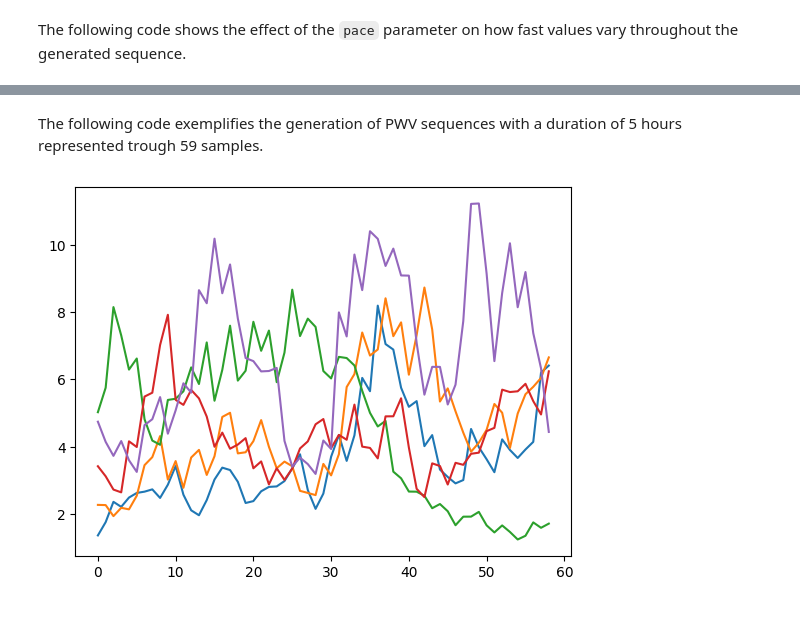
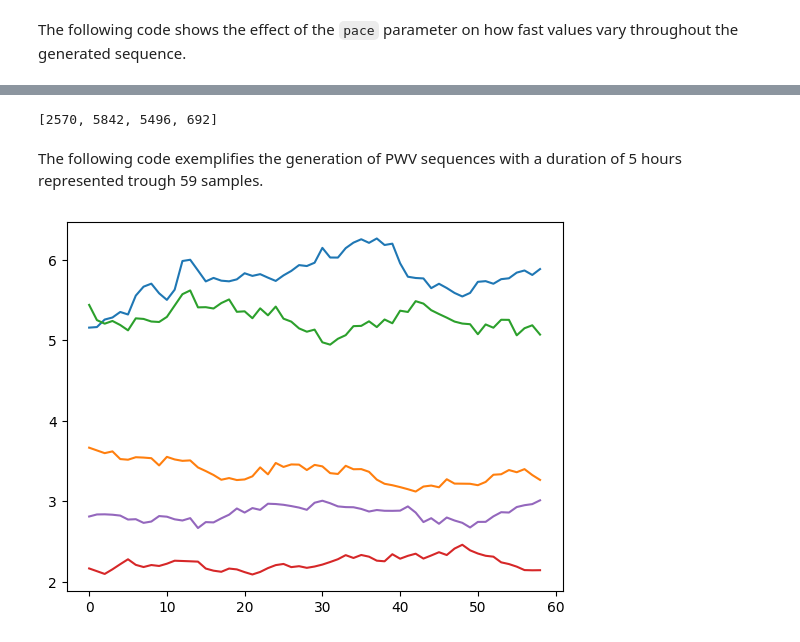
Before and after one commit to Aspie96/AstroTesi, a Jupyter notebook: notebooks/GeneratePVW.ipynb, the cells around one changed output, grey strips where cells are left out. Drawn from its saved outputs; the diff is of its cells as text; code cells hidden in the pictures.

```diff
--- a/notebooks/GeneratePVW.ipynb
+++ b/notebooks/GeneratePVW.ipynb
@@ -215,7 +235,7 @@ intervals = []
 
 for i in range(1, n_intervals):
 	selected = indices == i
-	if selected.sum() >= 10:
+	if selected.sum() >= 100:
 		interval_x = instants[selected]
 		interval_y = pwv_values[selected]
 		intervals.append((interval_x, interval_y))
@@ -240,3 +260,13 @@ for i in range(500):
 497 280
 498 280
 499 280
+# %%
+selected = [(i_x, i_y) for i_x, i_y in intervals if 10000 < i_x[-1] - i_x[0] < 40000]
+
+samples = random.sample(selected, 10)
+
+for i_x, i_y in samples:
+	plt.plot(i_x - i_x[0], i_y)
+	#plt.show()
+
+plt.show()
@@ -243,14 +322,41 @@ for i in range(500):
+# %%
+count = [0, 0, 0, 0]
+
+for i in range(100):
+	test = True
+	while test:
+		pwv1 = random_pwv(40000, pace=1e5)
+		pwv2 = random_pwv(40000, pace=1e6)
+		pwv3 = random_pwv(40000, pace=1e7)
+		test = not pwv3[:20000].std() < pwv2[:20000].std() < pwv1[:20000].std()
+
+	for i_x, i_y in selected:
+		size = int(i_x[-1] - i_x[0])
+		std1 = pwv1[:size].std()
+		std2 = pwv2[:size].std()
+		std3 = pwv3[:size].std()
+		std_real = i_y.std()
+		if std_real < std3:
+			count[3] += 1
+		elif std_real < std2:
+			count[2] += 1
+		elif std_real < std1:
+			count[1] += 1
+		else:
+			count[0] += 1
+# %% [output]
+[2570, 5842, 5496, 692]
 # %% [markdown]
 The following code exemplifies the generation of PWV sequences with a duration of 5 hours represented trough 59 samples.
 # %%
 timespan = 5 * 60 * 60
 size = 59
 
 for i in range(5):
-	pwv = random_pwv(size, dt=timespan / size)
+	pwv = random_pwv(size, dt=timespan / size, pace=1e6)
 	plt.plot(pwv)
 	#plt.show()
 
 plt.show()
 # %% [output]
-[figure, old version]
+[figure, new version]
```
Also changed, not shown: parts of 9 cells of this notebook.
